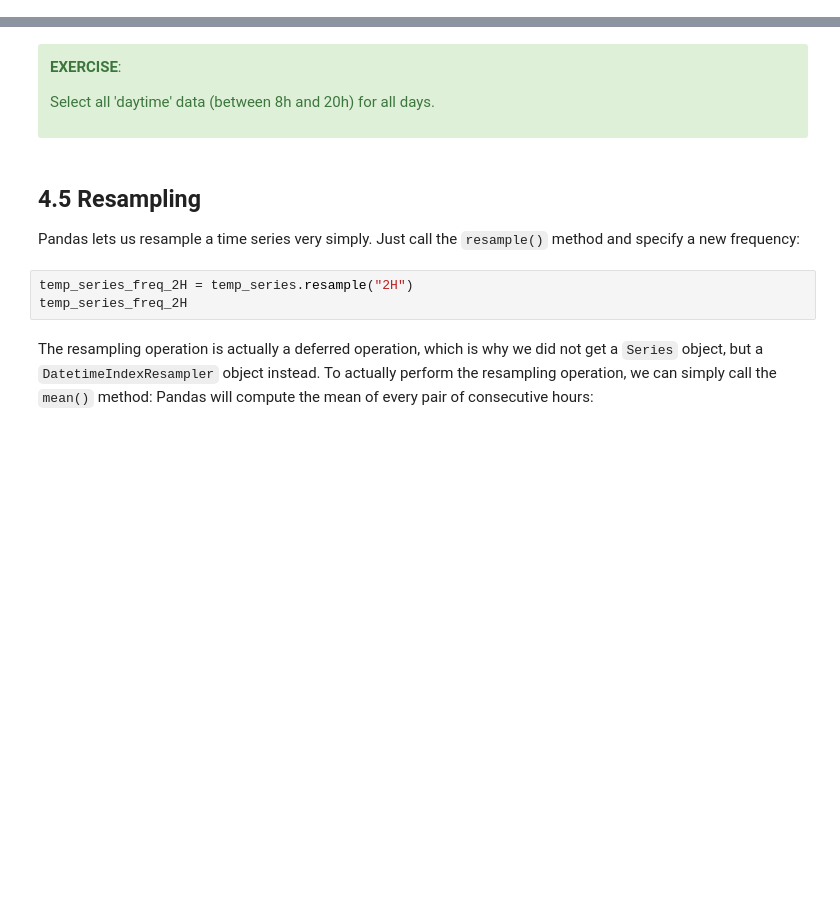
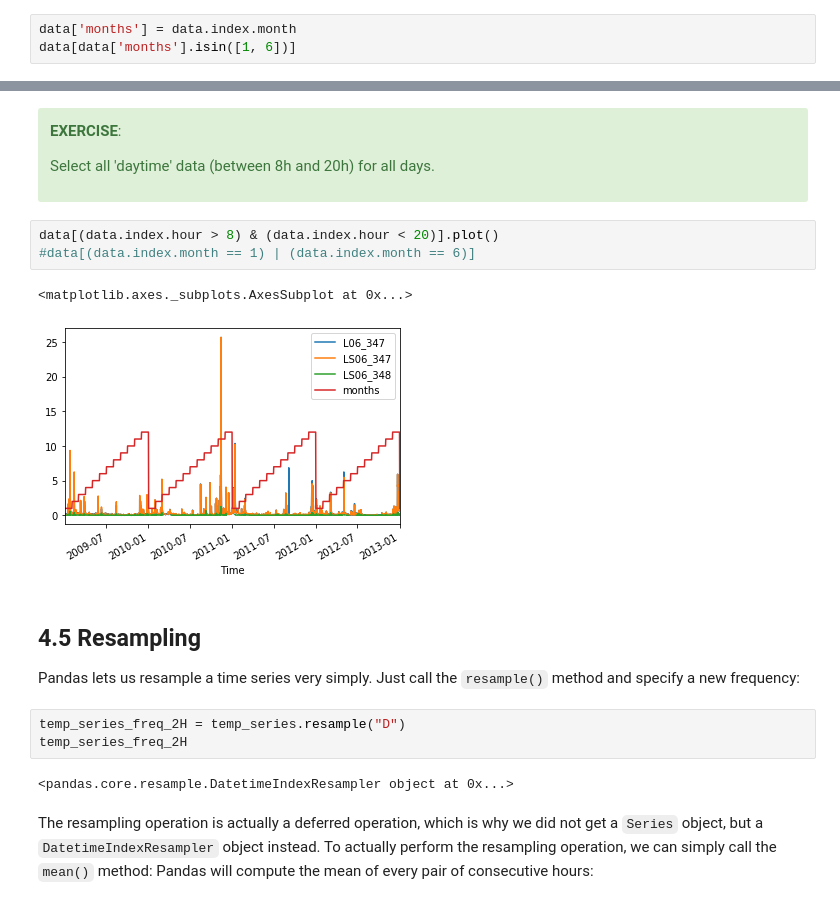
Before and after one commit to glouppe/proj0016-big-data-project, a Jupyter notebook: tutorials/4_tools_pandas.ipynb, the cells around one changed output, grey strips where cells are left out. Saved outputs shown, nothing was run; the diff lists cells and outputs as text; blank space fills up the shorter version.

```diff
--- a/tutorials/4_tools_pandas.ipynb
+++ b/tutorials/4_tools_pandas.ipynb
@@ -765,3 +1080,6 @@ Select all data in January for all different years.
 
 Select all data in January, February and March for all different years.
 </div>
+# %%
+data['months'] = data.index.month
+data[data['months'].isin([1, 6])]
@@ -772,12 +1105,20 @@ Select all data in January, February and March for all different years.
 
 Select all 'daytime' data (between 8h and 20h) for all days.
 </div>
+# %%
+data[(data.index.hour > 8) & (data.index.hour < 20)].plot()
+#data[(data.index.month == 1) | (data.index.month == 6)]
+# %% [output]
+<matplotlib.axes._subplots.AxesSubplot at 0x...>
+[figure, added]
 # %% [markdown]
 ## 4.5 Resampling
 Pandas lets us resample a time series very simply. Just call the `resample()` method and specify a new frequency:
 # %%
-temp_series_freq_2H = temp_series.resample("2H")
+temp_series_freq_2H = temp_series.resample("D")
 temp_series_freq_2H
+# %% [output]
+<pandas.core.resample.DatetimeIndexResampler object at 0x...>
 # %% [markdown]
 The resampling operation is actually a deferred operation, which is why we did not get a `Series` object, but a `DatetimeIndexResampler` object instead. To actually perform the resampling operation, we can simply call the `mean()` method: Pandas will compute the mean of every pair of consecutive hours:
 # %%
```
Also changed, not shown: parts of 51 cells of this notebook, 6 other files.
